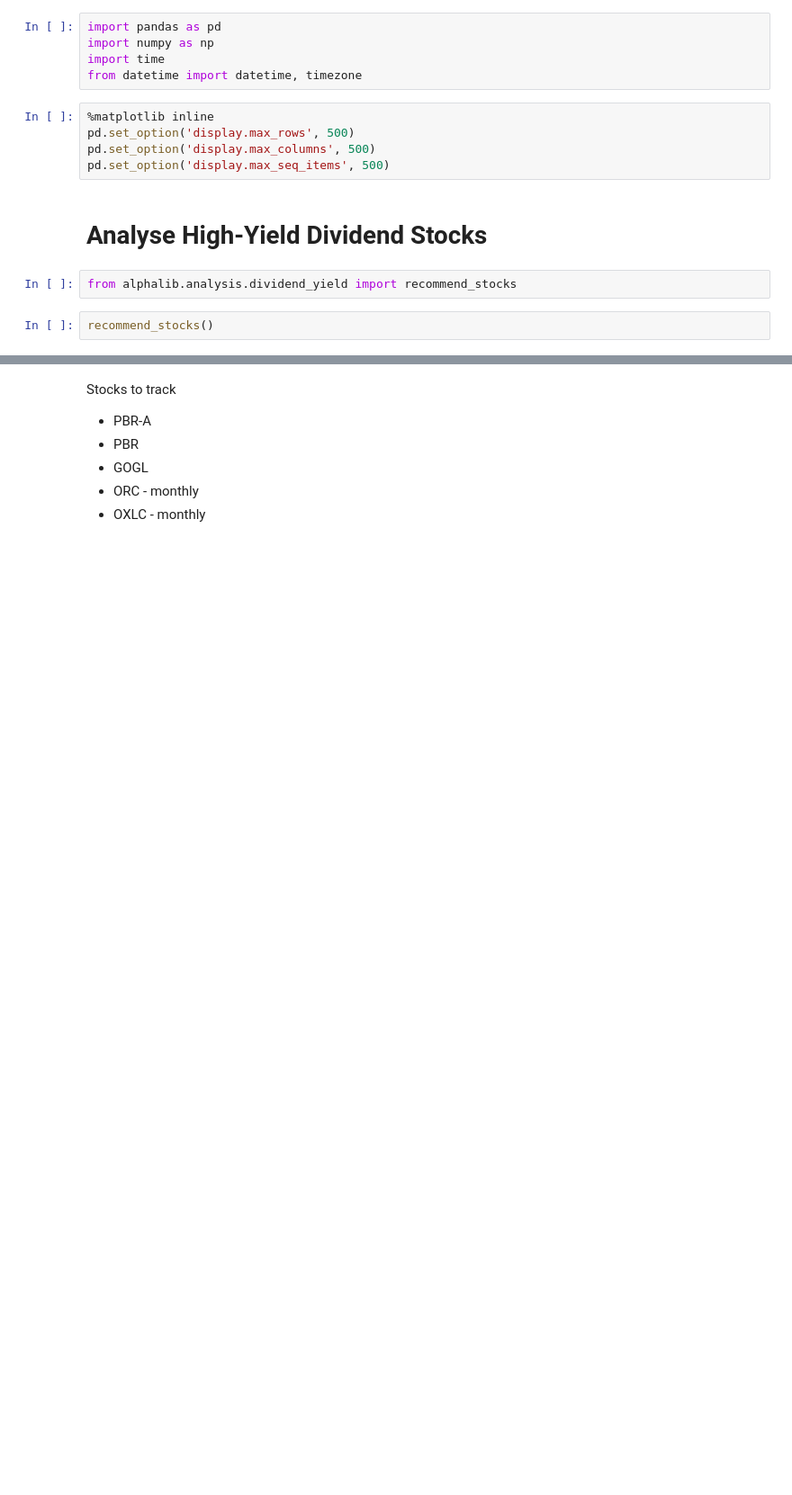
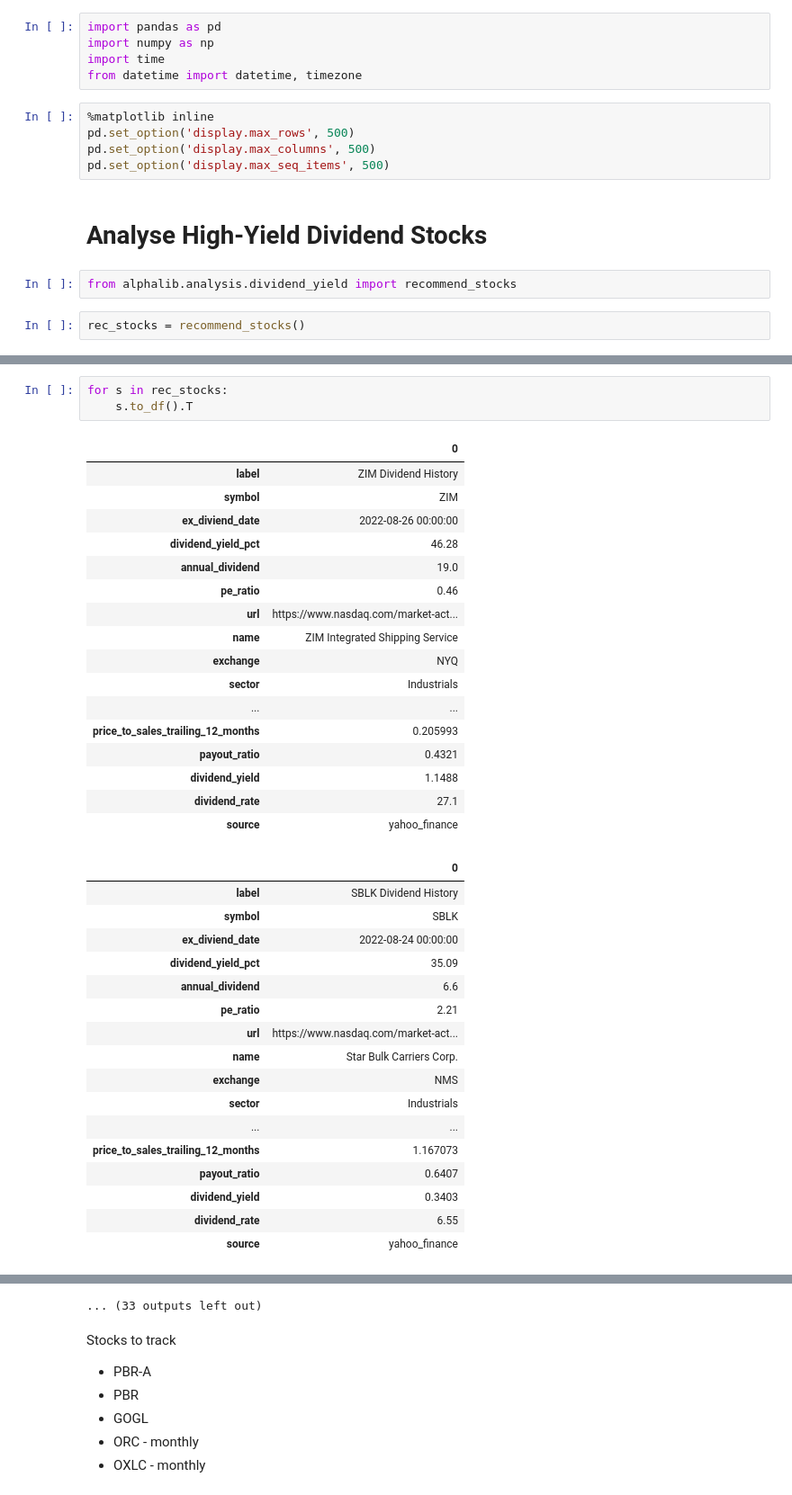
Before and after one commit to alpha2phi-platform/alphalib, a Jupyter notebook: 04_yield_analysis.ipynb, the cells around one changed output, grey strips where cells are left out. Shown at 90% size. Drawn from its saved outputs; the diff is of its cells as text; blank space fills up the shorter version.

Commit message:
feat: dividend yield analysis

```diff
--- a/04_yield_analysis.ipynb
+++ b/04_yield_analysis.ipynb
@@ -20,5 +20,5 @@ pd.set_option('display.max_seq_items', 500)
 # %%
 from alphalib.analysis.dividend_yield import recommend_stocks
 # %%
-recommend_stocks()
+rec_stocks = recommend_stocks()
 # %% [output]
@@ -31,0 +42,38 @@ Stacktrace:
+# %%
+for s in rec_stocks:
+    s.to_df().T
+# %% [output]
+|  | 0 |
+| label | ZIM Dividend History |
+| symbol | ZIM |
+| ex_diviend_date | 2022-08-26 00:00:00 |
+| dividend_yield_pct | 46.28 |
+| annual_dividend | 19.0 |
+| pe_ratio | 0.46 |
+| url | https://www.nasdaq.com/market-act... |
+| name | ZIM Integrated Shipping Service |
+| exchange | NYQ |
+| sector | Industrials |
+| ... | ... |
+| price_to_sales_trailing_12_months | 0.205993 |
+| payout_ratio | 0.4321 |
+| dividend_yield | 1.1488 |
+| dividend_rate | 27.1 |
+| source | yahoo_finance |
+|  | 0 |
+| label | SBLK Dividend History |
+| symbol | SBLK |
+| ex_diviend_date | 2022-08-24 00:00:00 |
+| dividend_yield_pct | 35.09 |
+| annual_dividend | 6.6 |
+| pe_ratio | 2.21 |
+| url | https://www.nasdaq.com/market-act... |
+| name | Star Bulk Carriers Corp. |
+| exchange | NMS |
+| sector | Industrials |
+| ... | ... |
+| price_to_sales_trailing_12_months | 1.167073 |
+| payout_ratio | 0.6407 |
+| dividend_yield | 0.3403 |
+| dividend_rate | 6.55 |
+| source | yahoo_finance |
@@ -32,3 +250,4 @@ Stacktrace:
+... (33 outputs left out)
 # %% [markdown]
 Stocks to track
 - PBR-A
```
Also changed, not shown: parts of 2 cells of this notebook, 4 other files.
